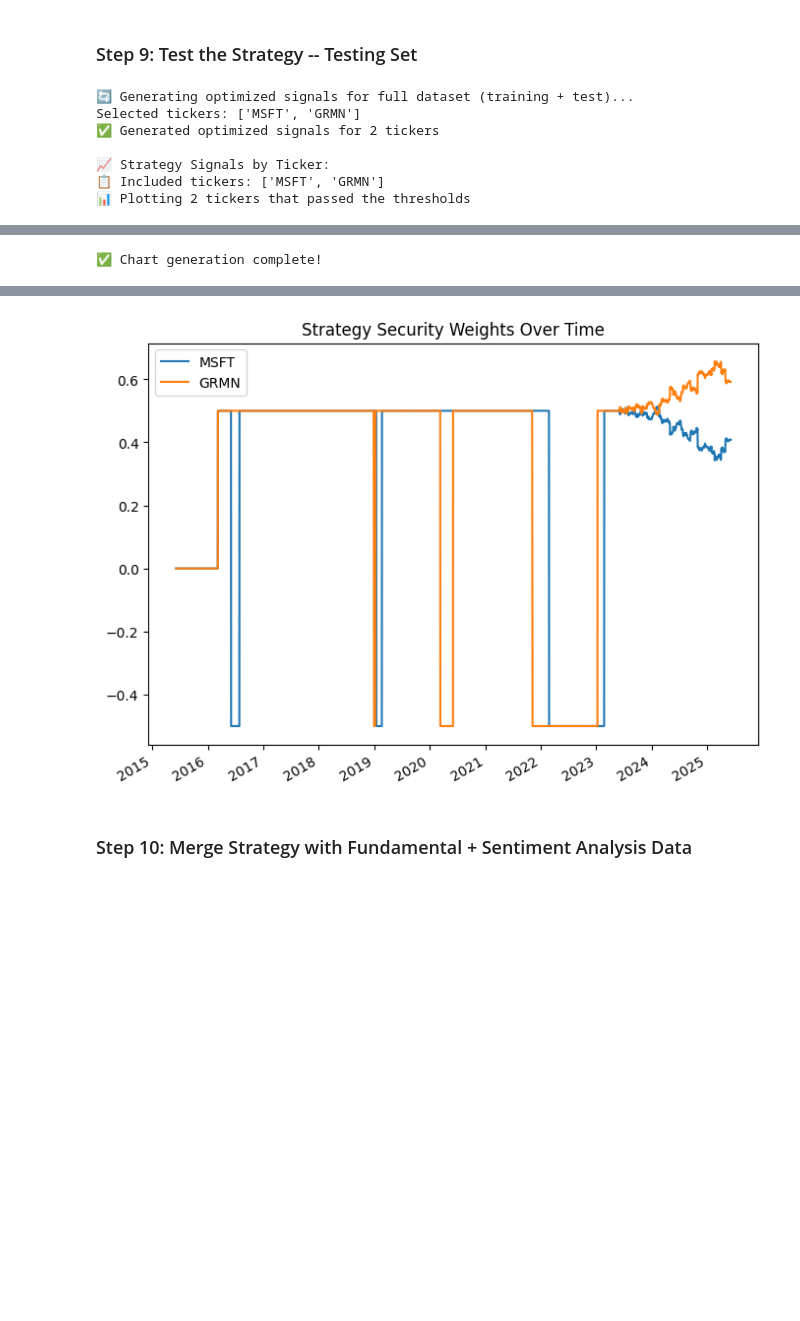
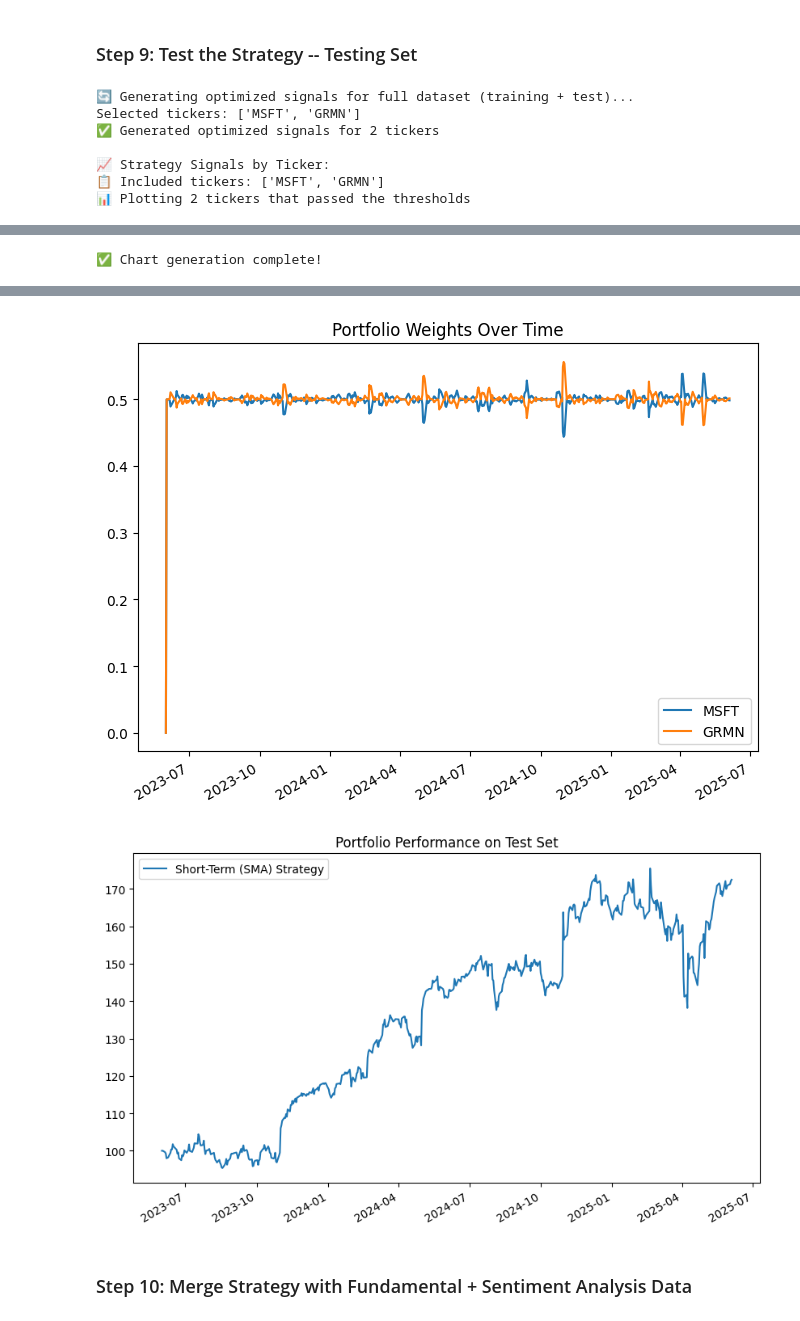
Before and after one commit to renan-peres/mfin-algo-trading-team, a Jupyter notebook: 02_short_term_portfolio.ipynb, the cells around one changed output, grey strips where cells are left out. Drawn from its saved outputs; the diff is of its cells as text; code cells hidden in the pictures; blank space fills up the shorter version.

Commit message:
Backtest Update

```diff
--- a/02_short_term_portfolio.ipynb
+++ b/02_short_term_portfolio.ipynb
@@ -400,28 +400,80 @@ plot_portfolio_performance(optimization_summary, cols=1, rows=2)  # 2 columns to
 # Use the portfolio result from optimization_results
 if 'portfolio_result' in optimization_results:
     optimization_results['portfolio_result'].plot_security_weights()
+    portfolio_result = optimization_results['portfolio_result']
 else:
     # Alternative: Create a quick portfolio backtest to get weights
     portfolio_weights = optimization_results['portfolio_weights']
     selected_tickers = optimization_results['selected_tickers']
 
+    # Debug: Check what we have
+    print(f"Selected tickers: {selected_tickers}")
+    print(f"Portfolio weights type: {type(portfolio_weights)}")
+    print(f"Test set date range: {test_set.index[0]} to {test_set.index[-1]}")
+
     # Create a subset of quotes for selected tickers
     portfolio_quotes = quotes[selected_tickers].dropna()
 
+    # Filter portfolio_quotes by test_set date range (use .loc for date filtering)
+    portfolio_test_data = portfolio_quotes.loc[test_set.index]
+
+    print(f"Portfolio test data shape: {portfolio_test_data.shape}")
+    print(f"Portfolio test data date range: {portfolio_test_data.index[0]} to {portfolio_test_data.index[-1]}")
+
+    # Handle portfolio_weights properly
+    if isinstance(portfolio_weights, pd.DataFrame):
+        # Extract weights - check if it's a DataFrame with weights
+        if len(portfolio_weights) == len(selected_tickers):
+            # Assuming each row corresponds to a ticker
+            weights_dict = {ticker: portfolio_weights.iloc[i, 0] for i, ticker in enumerate(selected_tickers)}
+        else:
+            # Equal weights fallback
+            weights_dict = {ticker: 1.0/len(selected_tickers) for ticker in selected_tickers}
+    elif isinstance(portfolio_weights, dict):
+        weights_dict = {ticker: portfolio_weights.get(ticker, 1.0/len(selected_tickers)) for ticker in selected_tickers}
+    else:
+        # Equal weights fallback
+        weights_dict = {ticker: 1.0/len(selected_tickers) for ticker in selected_tickers}
+
+    # Normalize weights to sum to 1
+    total_weight = sum(weights_dict.values())
+    if total_weight > 0:
+        weights_dict = {k: v/total_weight for k, v in weights_dict.items()}
+
+    print(f"Final weights: {weights_dict}")
+
     # Create and run portfolio backtest
-    portfolio_strategy = bt.Strategy(
-        'OptimalPortfolio',
-        [bt.algos.WeighTarget(portfolio_weights[selected_tickers]),
-         bt.algos.Rebalance()]
-    )
-    portfolio_backtest = bt.Backtest(portfolio_strategy, portfolio_quotes)
+    portfolio_strategy = bt.Strategy('Short-Term (SMA) Strategy',
+                     [
+                         bt.algos.RunWeekly(),
+                         bt.algos.SelectAll(),
+                         bt.algos.WeighSpecified(**weights_dict),  # Unpack the dictionary
+                         bt.algos.Rebalance()
+                     ]
+                 )
+
+    # Run backtest on the filtered test data
+    portfolio_backtest = bt.Backtest(portfolio_strategy, portfolio_test_data)
     portfolio_result = bt.run(portfolio_backtest)
 
-# With custom parameters
-portfolio_result.plot_security_weights(
-    figsize=(8, 6),
-    title='Strategy Security Weights Over Time'
-)
+    # Set risk-free rate if available
+    if 'risk_free_rate' in globals():
+        portfolio_result.set_riskfree_rate(risk_free_rate)
+
+# Display results
+if 'portfolio_result' in locals():
+    # With custom parameters
+    portfolio_result.plot_security_weights(
+        figsize=(8, 6),
+        title='Portfolio Weights Over Time'
+    )
+
+    portfolio_result.display()
+
+    # Additional performance plot
+    portfolio_result.plot(figsize=(10, 6), title='Portfolio Performance on Test Set')
+else:
+    print("Portfolio result not available")
 # %% [output]
 🔄 Generating optimized signals for full dataset (training + test)...
 Selected tickers: ['MSFT', 'GRMN']
@@ -448,4 +523,5 @@ Sortino Ratio   1.169   1.061   1.278      2
-[figure, old version]
+[figure, new version]
+[figure, added]
 # %% [markdown]
 ### Step 10: Merge Strategy with Fundamental + Sentiment Analysis Data
 # %%
```
Also changed, not shown: parts of 6 cells of this notebook, 9 other files.
